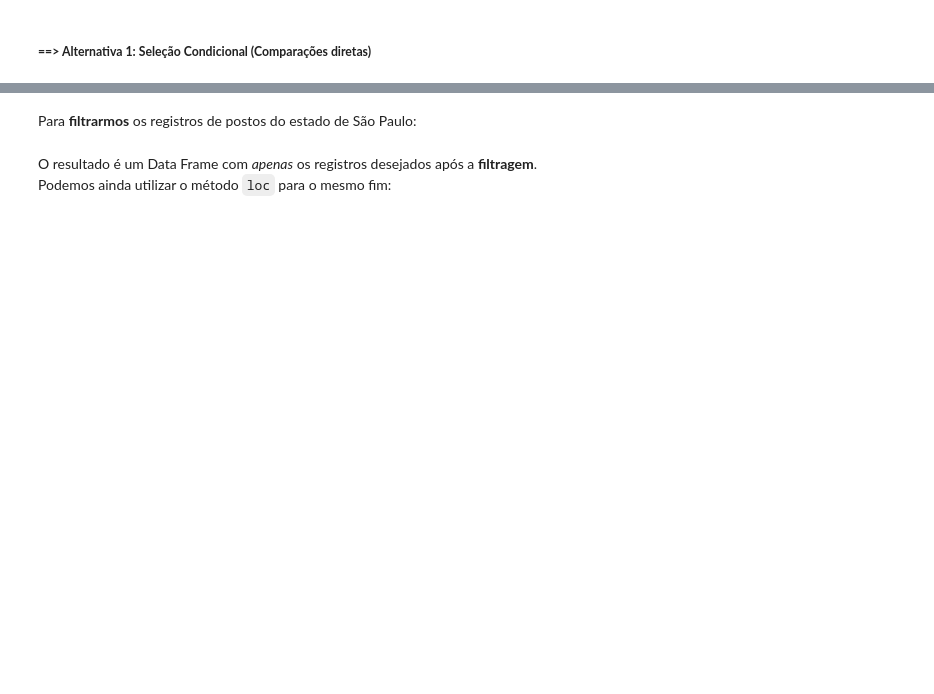
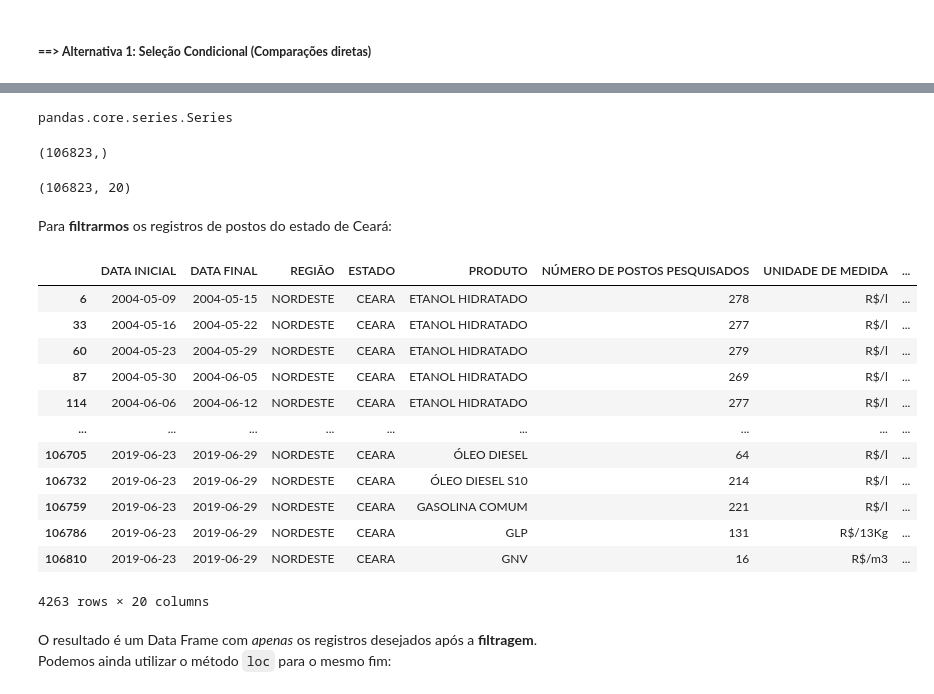
Before and after one commit to alvarofonteles/pandas_samuka, a Jupyter notebook: manipulacao_de_dados_codigo_base.ipynb, the cells around one changed output, grey strips where cells are left out. Saved outputs shown, nothing was run; the diff lists cells and outputs as text; code cells hidden in the pictures; blank space fills up the shorter version.

```diff
--- a/manipulacao_de_dados_codigo_base.ipynb
+++ b/manipulacao_de_dados_codigo_base.ipynb
@@ -1226,5 +1278,38 @@ O código abaixo retorna uma ***Series ('array') de booleans***, com o número d
+# %%
+# guarda essa Series na variavel
+selecao = data.ESTADO == 'CEARA'
+# %%
+type(selecao)
+# %% [output]
+pandas.core.series.Series
+# %%
+selecao.shape
+# %% [output]
+(106823,)
+# %%
+data.shape
+# %% [output]
+(106823, 20)
 # %% [markdown]
-Para **filtrarmos** os registros de postos do estado de São Paulo:
+Para **filtrarmos** os registros de postos do estado de Ceará:
+# %%
+# voce pode usar a selecao dentro do dataframe [], desde que seja respectivamente iguais
+# retornando exatamente os filtro no caso 'data.ESTADO == 'CEARA'
+data[selecao]
+# %% [output]
+|  | DATA INICIAL | DATA FINAL | REGIÃO | ESTADO | PRODUTO | NÚMERO DE POSTOS PESQUISADOS | UNIDADE DE MEDIDA | ... |
+| 6 | 2004-05-09 | 2004-05-15 | NORDESTE | CEARA | ETANOL HIDRATADO | 278 | R$/l | ... |
+| 33 | 2004-05-16 | 2004-05-22 | NORDESTE | CEARA | ETANOL HIDRATADO | 277 | R$/l | ... |
+| 60 | 2004-05-23 | 2004-05-29 | NORDESTE | CEARA | ETANOL HIDRATADO | 279 | R$/l | ... |
+| 87 | 2004-05-30 | 2004-06-05 | NORDESTE | CEARA | ETANOL HIDRATADO | 269 | R$/l | ... |
+| 114 | 2004-06-06 | 2004-06-12 | NORDESTE | CEARA | ETANOL HIDRATADO | 277 | R$/l | ... |
+| ... | ... | ... | ... | ... | ... | ... | ... | ... |
+| 106705 | 2019-06-23 | 2019-06-29 | NORDESTE | CEARA | ÓLEO DIESEL | 64 | R$/l | ... |
+| 106732 | 2019-06-23 | 2019-06-29 | NORDESTE | CEARA | ÓLEO DIESEL S10 | 214 | R$/l | ... |
+| 106759 | 2019-06-23 | 2019-06-29 | NORDESTE | CEARA | GASOLINA COMUM | 221 | R$/l | ... |
+| 106786 | 2019-06-23 | 2019-06-29 | NORDESTE | CEARA | GLP | 131 | R$/13Kg | ... |
+| 106810 | 2019-06-23 | 2019-06-29 | NORDESTE | CEARA | GNV | 16 | R$/m3 | ... |
+4263 rows × 20 columns
 # %% [markdown]
 O resultado é um Data Frame com _apenas_ os registros desejados após a **filtragem**.<br/>
 Podemos ainda utilizar o método `loc` para o mesmo fim:
```
Also changed, not shown: parts of 35 cells of this notebook.
